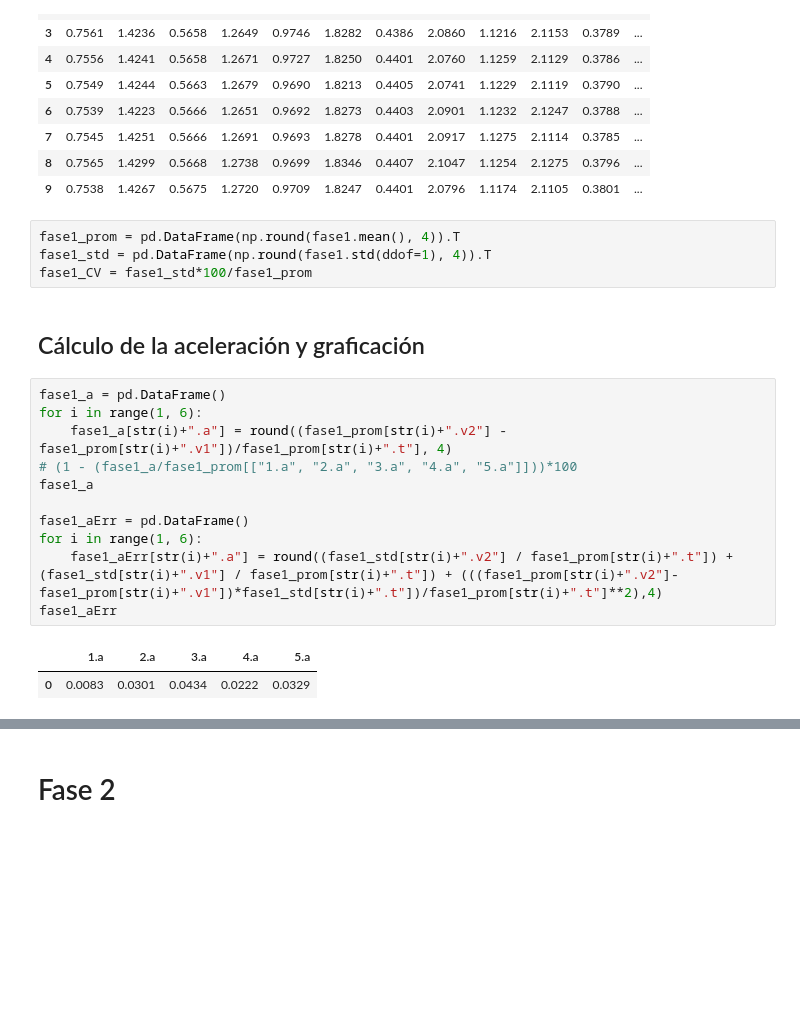
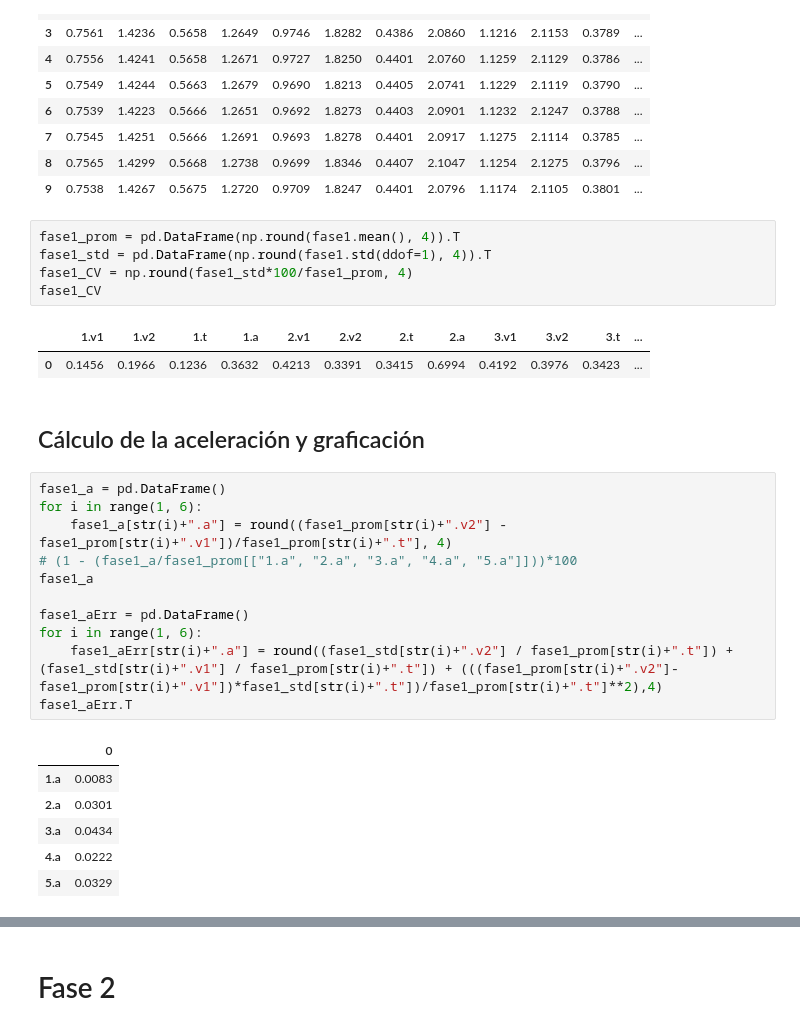
Before and after one commit to Vendetta0462/LaboratoriosFisica, a Jupyter notebook: Practica 4 - Ley 2 Newton/code/FuerzaConst.ipynb, the cells around one changed output, grey strips where cells are left out. Cells and saved outputs as stored; diff of their text form; blank space fills up the shorter version.

```diff
--- a/Practica 4 - Ley 2 Newton/code/FuerzaConst.ipynb
+++ b/Practica 4 - Ley 2 Newton/code/FuerzaConst.ipynb
@@ -54,23 +54,31 @@ fase1
 # %%
 fase1_prom = pd.DataFrame(np.round(fase1.mean(), 4)).T
 fase1_std = pd.DataFrame(np.round(fase1.std(ddof=1), 4)).T
-fase1_CV = fase1_std*100/fase1_prom
+fase1_CV = np.round(fase1_std*100/fase1_prom, 4)
+fase1_CV
+# %% [output]
+|  | 1.v1 | 1.v2 | 1.t | 1.a | 2.v1 | 2.v2 | 2.t | 2.a | 3.v1 | 3.v2 | 3.t | ... |
+| 0 | 0.1456 | 0.1966 | 0.1236 | 0.3632 | 0.4213 | 0.3391 | 0.3415 | 0.6994 | 0.4192 | 0.3976 | 0.3423 | ... |
 # %% [markdown]
 ## Cálculo de la aceleración y graficación
 # %%
 fase1_a = pd.DataFrame()
 for i in range(1, 6):
     fase1_a[str(i)+".a"] = round((fase1_prom[str(i)+".v2"] - fase1_prom[str(i)+".v1"])/fase1_prom[str(i)+".t"], 4)
 # (1 - (fase1_a/fase1_prom[["1.a", "2.a", "3.a", "4.a", "5.a"]]))*100
 fase1_a
 
 fase1_aErr = pd.DataFrame()
 for i in range(1, 6):
     fase1_aErr[str(i)+".a"] = round((fase1_std[str(i)+".v2"] / fase1_prom[str(i)+".t"]) + (fase1_std[str(i)+".v1"] / fase1_prom[str(i)+".t"]) + (((fase1_prom[str(i)+".v2"]-fase1_prom[str(i)+".v1"])*fase1_std[str(i)+".t"])/fase1_prom[str(i)+".t"]**2),4)
-fase1_aErr
+fase1_aErr.T
 # %% [output]
-|  | 1.a | 2.a | 3.a | 4.a | 5.a |
-| 0 | 0.0083 | 0.0301 | 0.0434 | 0.0222 | 0.0329 |
+|  | 0 |
+| 1.a | 0.0083 |
+| 2.a | 0.0301 |
+| 3.a | 0.0434 |
+| 4.a | 0.0222 |
+| 5.a | 0.0329 |
 # %%
 # plt.plot(masa_portamasa*g, fase1_a.values[0], ".-")
 # sns.regplot(x=np.append(fuerzas, 0), y=np.append(fase1_a.values[0], 0))
```
Also changed, not shown: parts of 6 cells of this notebook, 1 other file.
